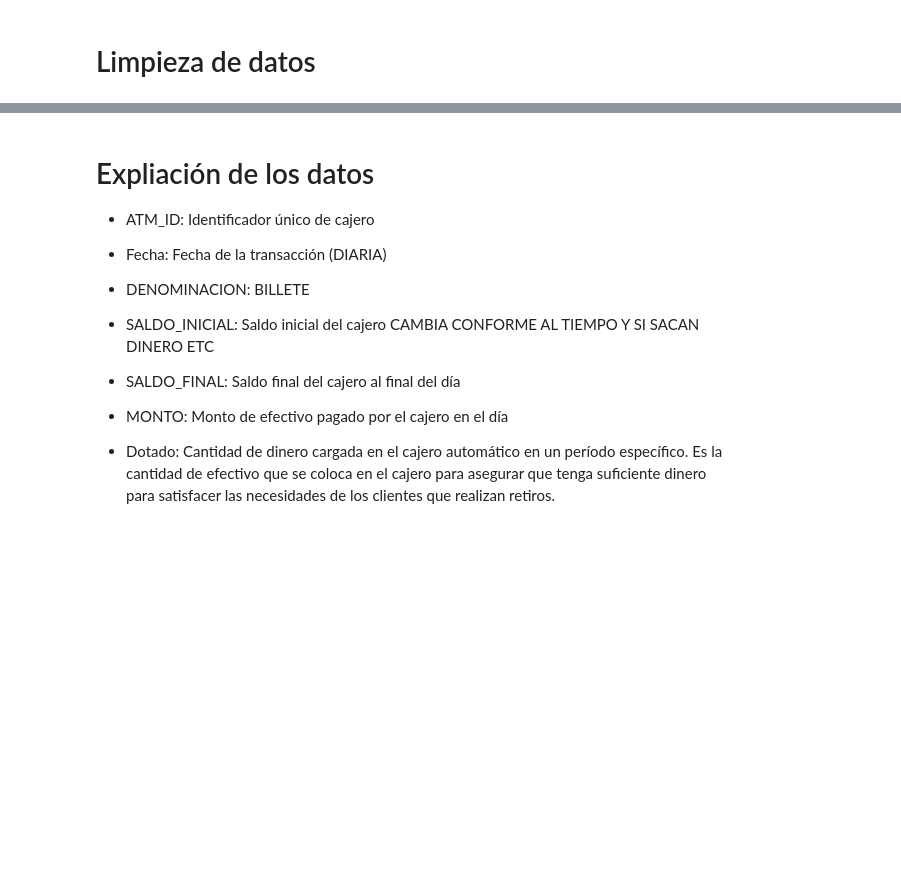
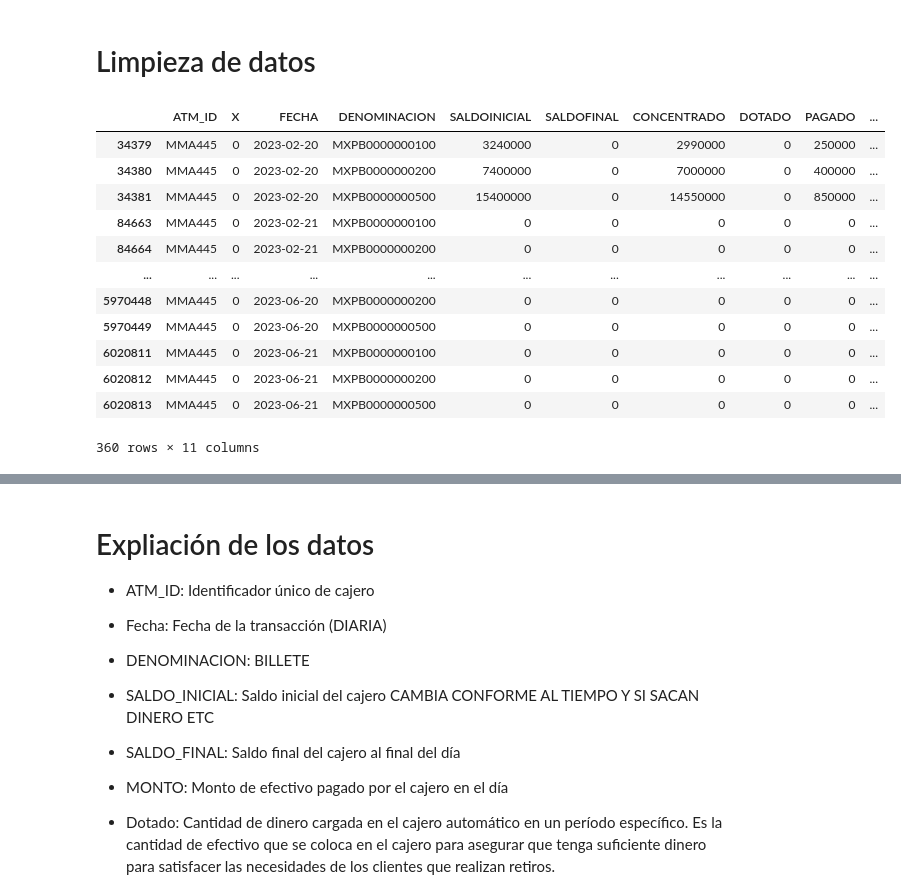
Before and after one commit to JairAmaro/Portafolio, a Jupyter notebook: BBVA ATMS/BBVA_ATMS.ipynb, the cells around one changed output, grey strips where cells are left out. Saved outputs shown, nothing was run; the diff lists cells and outputs as text; code cells hidden in the pictures; blank space fills up the shorter version.

```diff
--- a/BBVA ATMS/BBVA_ATMS.ipynb
+++ b/BBVA ATMS/BBVA_ATMS.ipynb
@@ -26,6 +26,22 @@ import numpy as np
 # %%
 df = pd.read_parquet("C:/Users/oscar/Downloads/BBVA/test.parquet")
 train = pd.read_parquet("C:/Users/oscar/Downloads/BBVA/train.parquet")
+# %%
+df[df['ATM_ID'] == 'MMA445']
+# %% [output]
+|  | ATM_ID | X | FECHA | DENOMINACION | SALDOINICIAL | SALDOFINAL | CONCENTRADO | DOTADO | PAGADO | ... |
+| 34379 | MMA445 | 0 | 2023-02-20 | MXPB0000000100 | 3240000 | 0 | 2990000 | 0 | 250000 | ... |
+| 34380 | MMA445 | 0 | 2023-02-20 | MXPB0000000200 | 7400000 | 0 | 7000000 | 0 | 400000 | ... |
+| 34381 | MMA445 | 0 | 2023-02-20 | MXPB0000000500 | 15400000 | 0 | 14550000 | 0 | 850000 | ... |
+| 84663 | MMA445 | 0 | 2023-02-21 | MXPB0000000100 | 0 | 0 | 0 | 0 | 0 | ... |
+| 84664 | MMA445 | 0 | 2023-02-21 | MXPB0000000200 | 0 | 0 | 0 | 0 | 0 | ... |
+| ... | ... | ... | ... | ... | ... | ... | ... | ... | ... | ... |
+| 5970448 | MMA445 | 0 | 2023-06-20 | MXPB0000000200 | 0 | 0 | 0 | 0 | 0 | ... |
+| 5970449 | MMA445 | 0 | 2023-06-20 | MXPB0000000500 | 0 | 0 | 0 | 0 | 0 | ... |
+| 6020811 | MMA445 | 0 | 2023-06-21 | MXPB0000000100 | 0 | 0 | 0 | 0 | 0 | ... |
+| 6020812 | MMA445 | 0 | 2023-06-21 | MXPB0000000200 | 0 | 0 | 0 | 0 | 0 | ... |
+| 6020813 | MMA445 | 0 | 2023-06-21 | MXPB0000000500 | 0 | 0 | 0 | 0 | 0 | ... |
+360 rows × 11 columns
 # %%
 def Clean_process_data(data):
     # quitamos los espacios en blanco
```
Also changed, not shown: parts of 33 cells of this notebook, 1 other file.
